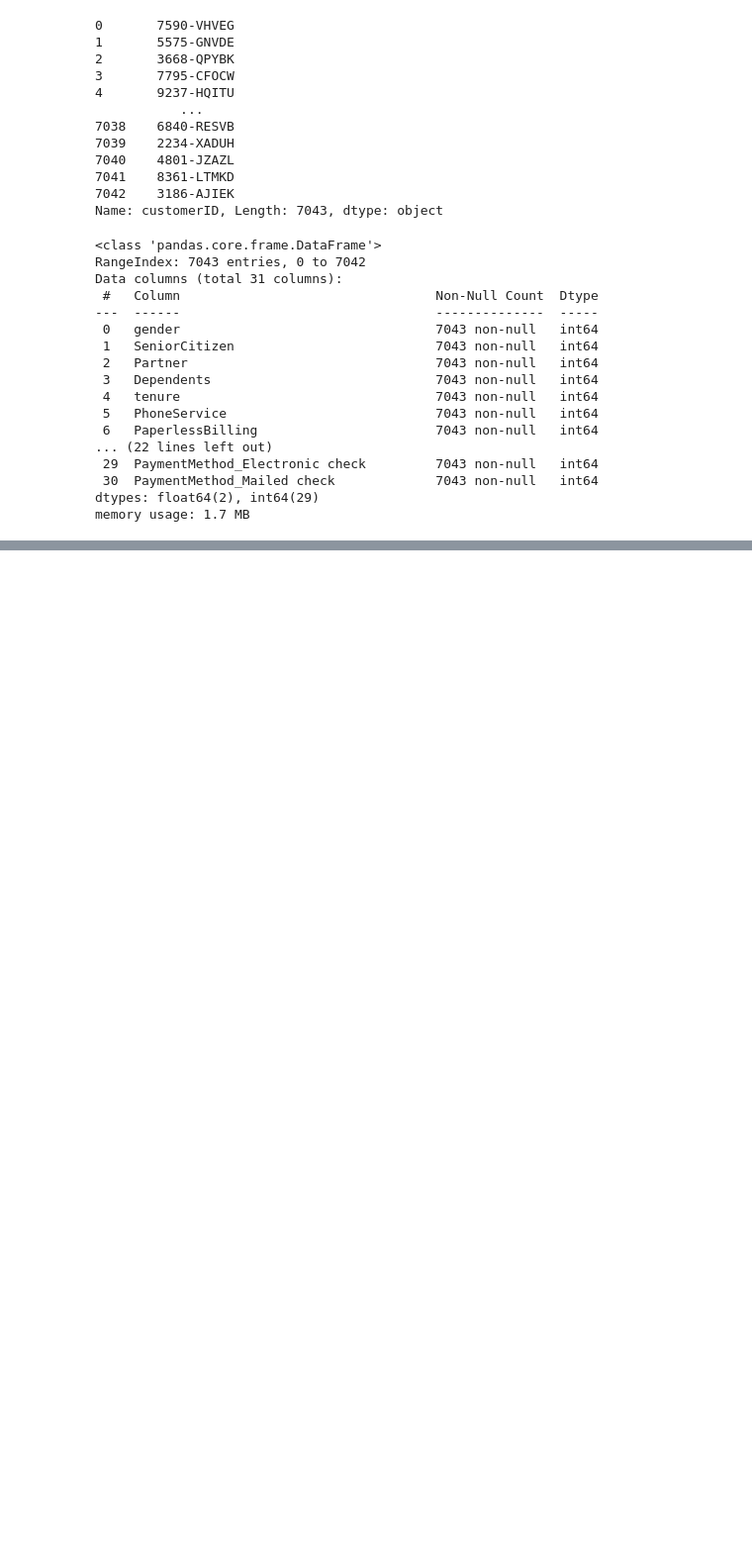
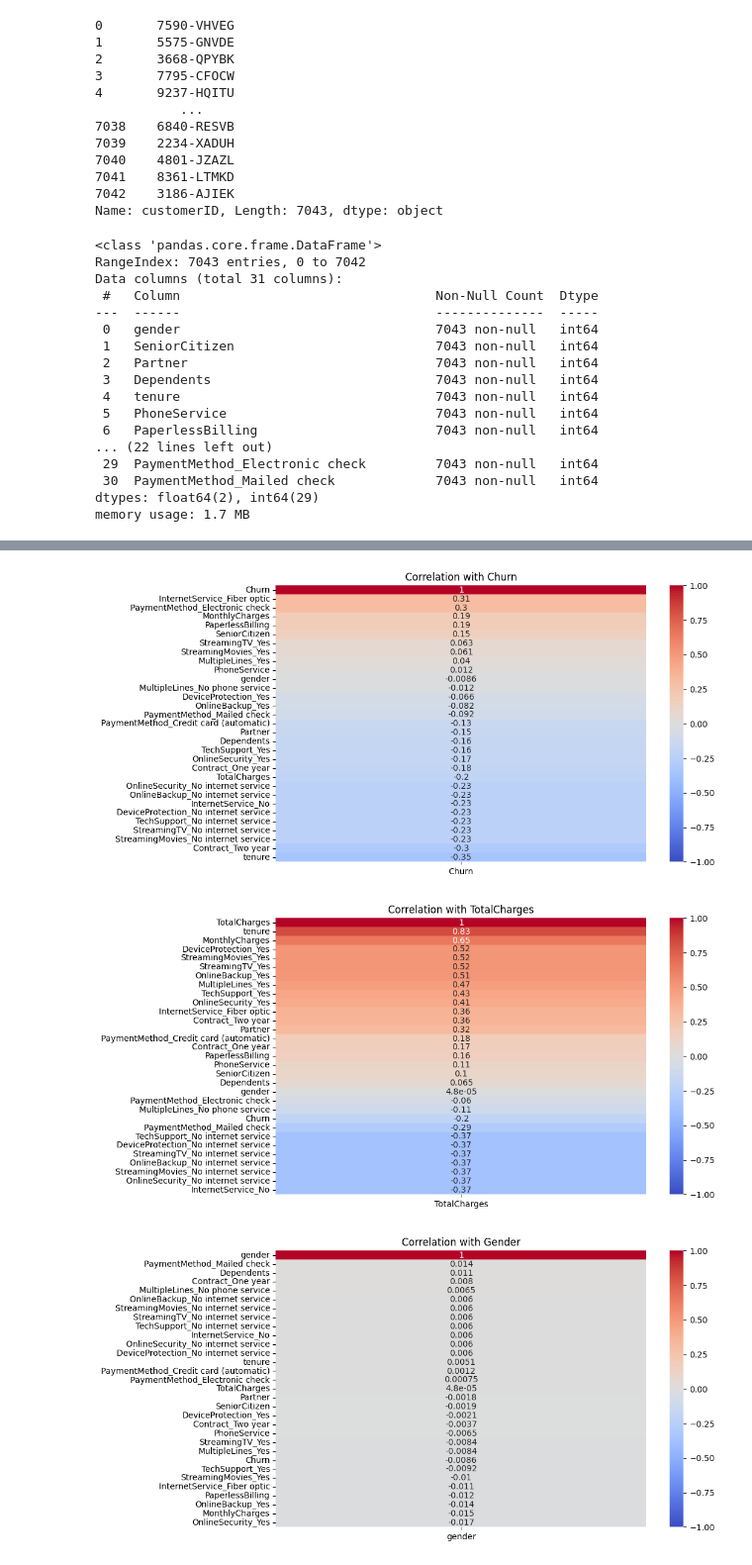
Before and after one commit to OthmaneAbder2303/MLOPS-Production-Toolkit, a Jupyter notebook: telco_customer_churn_ML/notebooks/EDF.ipynb, the cells around one changed output, grey strips where cells are left out. Shown at 99% size. Drawn from its saved outputs; the diff is of its cells as text; code cells hidden in the pictures; blank space fills up the shorter version.

```diff
--- a/telco_customer_churn_ML/notebooks/EDF.ipynb
+++ b/telco_customer_churn_ML/notebooks/EDF.ipynb
@@ -158,0 +190,22 @@ memory usage: 1.7 MB
+# %%
+churn_corr = corr_matrix[['Churn']].sort_values(by='Churn', ascending=False)
+total_charges = corr_matrix[['TotalCharges']].sort_values(by='TotalCharges', ascending=False)
+gender_corr = corr_matrix[['gender']].sort_values(by='gender', ascending=False)
+
+plt.figure(figsize=(10, 6))
+sns.heatmap(churn_corr, annot=True, cmap='coolwarm', vmin=-1, vmax=1)
+plt.title('Correlation with Churn')
+
+plt.figure(figsize=(10, 6))
+sns.heatmap(total_charges, annot=True, cmap='coolwarm', vmin=-1, vmax=1)
+plt.title('Correlation with TotalCharges')
+
+plt.figure(figsize=(10, 6))
+sns.heatmap(gender_corr, annot=True, cmap='coolwarm', vmin=-1, vmax=1)
+plt.title('Correlation with Gender')
+
+plt.show()
+# %% [output]
+[figure, added]
+[figure, added]
+[figure, added]
```
Also changed, not shown: parts of 4 cells of this notebook.
